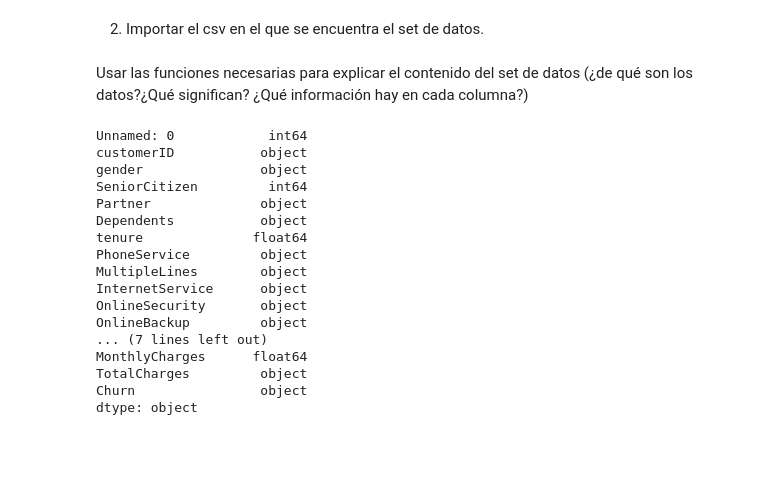
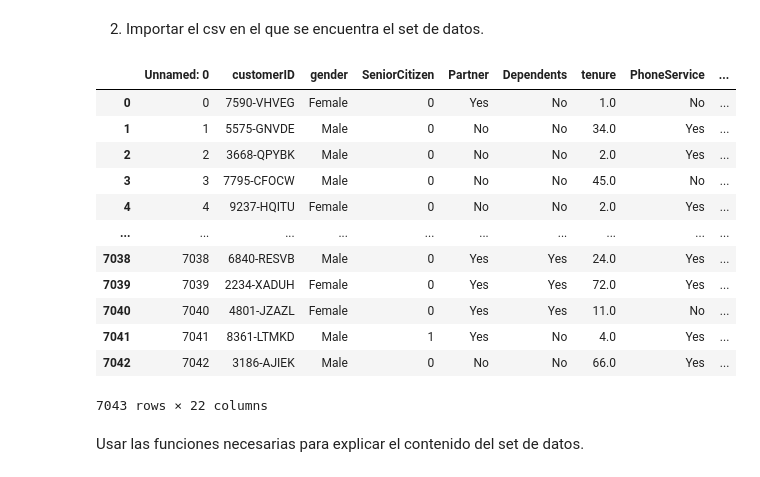
Before and after one commit to GerardoGrana/portfolio, a Jupyter notebook: credit_prediction/notebooks/exploratory.ipynb, the cells around one changed output. Saved outputs shown, nothing was run; the diff lists cells and outputs as text; code cells hidden in the pictures; blank space fills up the shorter version.

```diff
--- a/credit_prediction/notebooks/exploratory.ipynb
+++ b/credit_prediction/notebooks/exploratory.ipynb
@@ -33,25 +31,21 @@ from string import ascii_letters
 2. Importar el csv en el que se encuentra el set de datos.
 # %%
 df_raw = pd.read_csv('../data/raw/Dataset_ejercicio.csv')
+# %%
+df_raw
+# %% [output]
+|  | Unnamed: 0 | customerID | gender | SeniorCitizen | Partner | Dependents | tenure | PhoneService | ... |
+| 0 | 0 | 7590-VHVEG | Female | 0 | Yes | No | 1.0 | No | ... |
+| 1 | 1 | 5575-GNVDE | Male | 0 | No | No | 34.0 | Yes | ... |
+| 2 | 2 | 3668-QPYBK | Male | 0 | No | No | 2.0 | Yes | ... |
+| 3 | 3 | 7795-CFOCW | Male | 0 | No | No | 45.0 | No | ... |
+| 4 | 4 | 9237-HQITU | Female | 0 | No | No | 2.0 | Yes | ... |
+| ... | ... | ... | ... | ... | ... | ... | ... | ... | ... |
+| 7038 | 7038 | 6840-RESVB | Male | 0 | Yes | Yes | 24.0 | Yes | ... |
+| 7039 | 7039 | 2234-XADUH | Female | 0 | Yes | Yes | 72.0 | Yes | ... |
+| 7040 | 7040 | 4801-JZAZL | Female | 0 | Yes | Yes | 11.0 | No | ... |
+| 7041 | 7041 | 8361-LTMKD | Male | 1 | Yes | No | 4.0 | Yes | ... |
+| 7042 | 7042 | 3186-AJIEK | Male | 0 | No | No | 66.0 | Yes | ... |
+7043 rows × 22 columns
 # %% [markdown]
-Usar las funciones necesarias para explicar el contenido del set de datos (¿de qué son los datos?¿Qué significan? ¿Qué información hay en cada columna?)
+Usar las funciones necesarias para explicar el contenido del set de datos.
-# %%
-df_raw.dtypes
-# %% [output]
-Unnamed: 0            int64
-customerID           object
-gender               object
-SeniorCitizen         int64
-Partner              object
-Dependents           object
-tenure              float64
-PhoneService         object
-MultipleLines        object
-InternetService      object
-OnlineSecurity       object
-OnlineBackup         object
-... (7 lines left out)
-MonthlyCharges      float64
-TotalCharges         object
-Churn                object
-dtype: object
```
Also changed, not shown: parts of 44 cells of this notebook, 4 other files.
